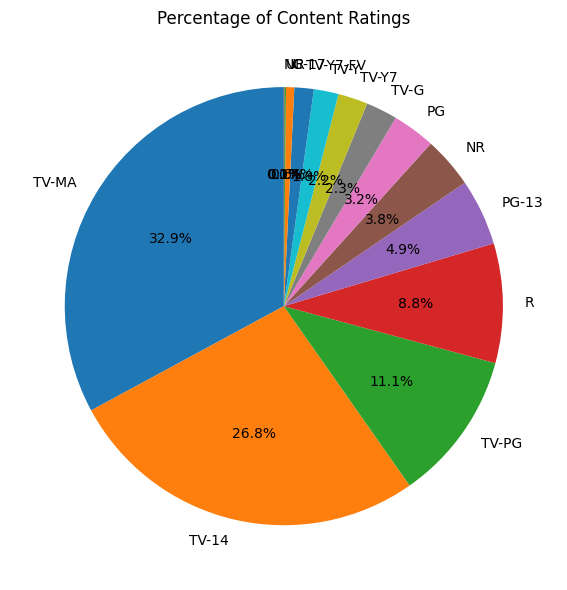
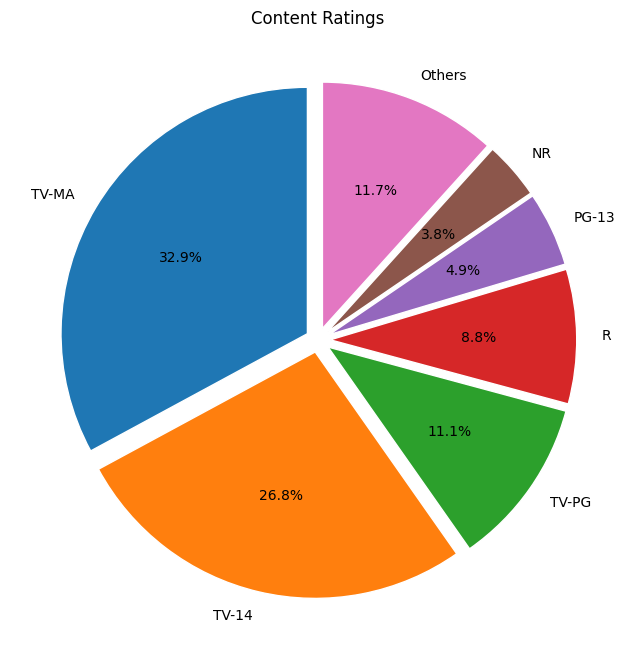
The notebook cell's code change between the first figure and the second:
--- before
+++ after
@@ -24,10 +24,30 @@
 
 #Pie chart for rating
-rating_counts = df['rating'].value_counts()
-plt.figure(figsize=(8,6))
-plt.pie(rating_counts, labels= rating_counts.index, autopct='%1.1f%%', startangle=90)
-plt.title('Percentage of Content Ratings')
-plt.tight_layout()
-plt.savefig('content_Ratings_pie.png')
+import matplotlib.pyplot as plt
+
+rating_counts = df["rating"].value_counts()
+
+# Keep top 6 categories
+top = rating_counts[:6]
+others = rating_counts[6:].sum()
+
+rating = top.copy()
+rating["Others"] = others
+
+plt.figure(figsize=(8,8))
+
+plt.pie(
+    rating,
+    labels=rating.index,
+    autopct="%1.1f%%",
+    startangle=90,
+    explode=[0.05]*len(rating),
+    wedgeprops={"edgecolor":"white"}
+)
+
+plt.title("Content Ratings")
+
+plt.savefig("content_Ratings_pie.png", dpi=300)
+
 plt.show()
 

Commit: Netflix